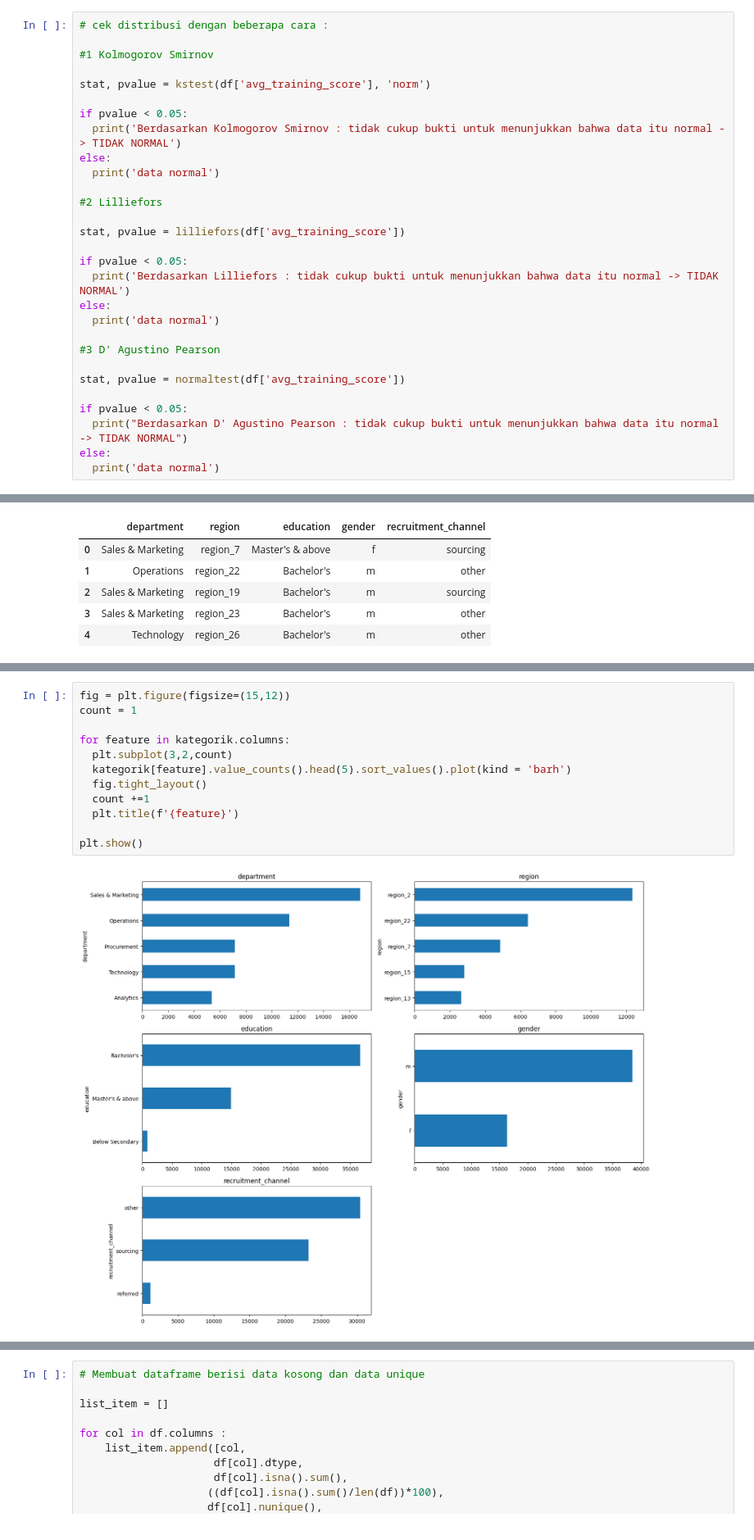
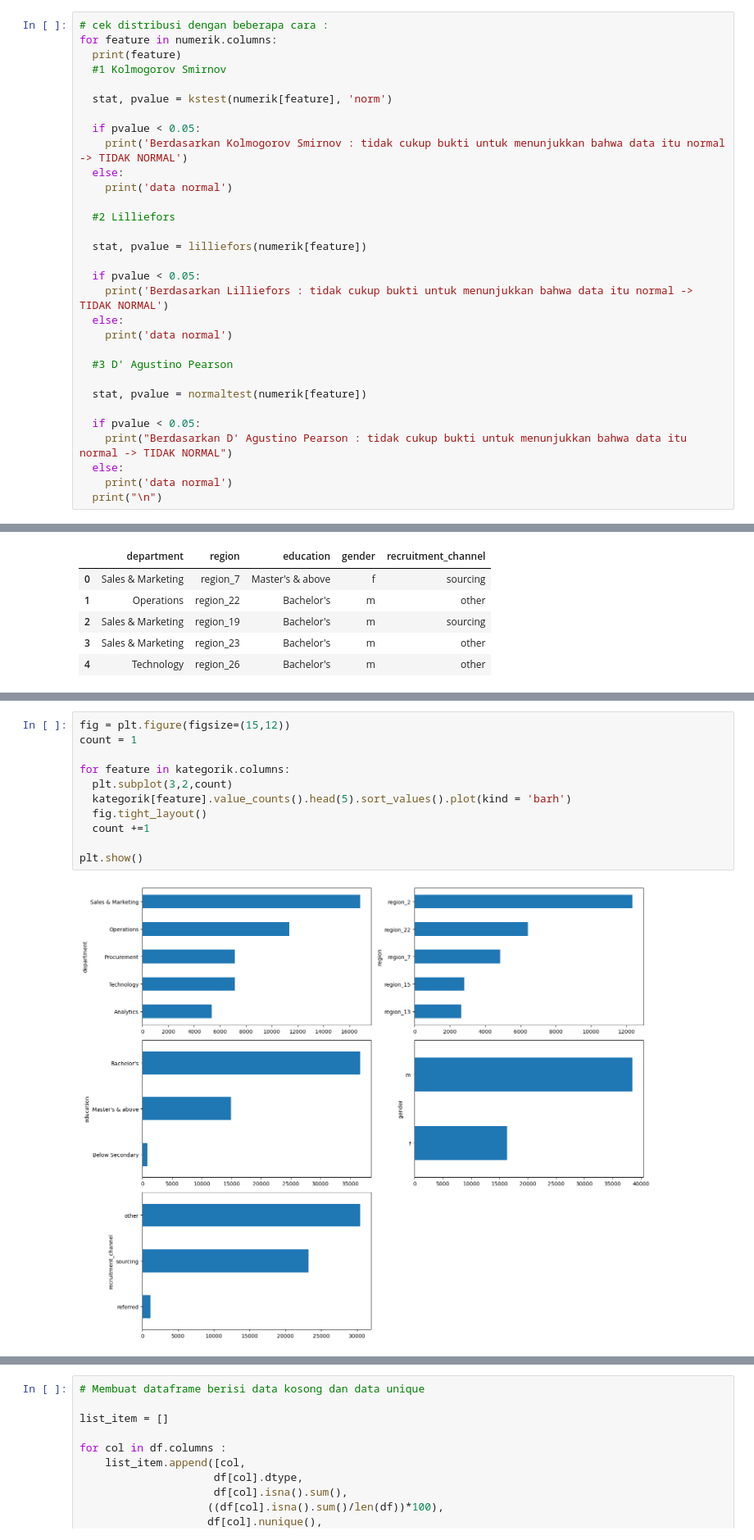
Before and after one commit to adamghozi/finpro_adamg_purwadhika, a Jupyter notebook: HR Analytics Notebook.ipynb, the cells around one changed output, grey strips where cells are left out. Shown at 82% size. Drawn from its saved outputs; the diff is of its cells as text.

```diff
--- a/HR Analytics Notebook.ipynb
+++ b/HR Analytics Notebook.ipynb
@@ -162,30 +297,32 @@ plt.show()
 # %%
 # cek distribusi dengan beberapa cara :
+for feature in numerik.columns:
+  print(feature)
+  #1 Kolmogorov Smirnov
 
-#1 Kolmogorov Smirnov
+  stat, pvalue = kstest(numerik[feature], 'norm')
 
-stat, pvalue = kstest(df['avg_training_score'], 'norm')
+  if pvalue < 0.05:
+    print('Berdasarkan Kolmogorov Smirnov : tidak cukup bukti untuk menunjukkan bahwa data itu normal -> TIDAK NORMAL')
+  else:
+    print('data normal')
 
-if pvalue < 0.05:
-  print('Berdasarkan Kolmogorov Smirnov : tidak cukup bukti untuk menunjukkan bahwa data itu normal -> TIDAK NORMAL')
-else:
-  print('data normal')
+  #2 Lilliefors
 
-#2 Lilliefors
+  stat, pvalue = lilliefors(numerik[feature])
 
-stat, pvalue = lilliefors(df['avg_training_score'])
+  if pvalue < 0.05:
+    print('Berdasarkan Lilliefors : tidak cukup bukti untuk menunjukkan bahwa data itu normal -> TIDAK NORMAL')
+  else:
+    print('data normal')
 
-if pvalue < 0.05:
-  print('Berdasarkan Lilliefors : tidak cukup bukti untuk menunjukkan bahwa data itu normal -> TIDAK NORMAL')
-else:
-  print('data normal')
+  #3 D' Agustino Pearson
 
-#3 D' Agustino Pearson
+  stat, pvalue = normaltest(numerik[feature])
 
-stat, pvalue = normaltest(df['avg_training_score'])
-
-if pvalue < 0.05:
-  print("Berdasarkan D' Agustino Pearson : tidak cukup bukti untuk menunjukkan bahwa data itu normal -> TIDAK NORMAL")
-else:
-  print('data normal')
+  if pvalue < 0.05:
+    print("Berdasarkan D' Agustino Pearson : tidak cukup bukti untuk menunjukkan bahwa data itu normal -> TIDAK NORMAL")
+  else:
+    print('data normal')
+  print("\n")
 # %% [output]
@@ -343,14 +486,13 @@ kategorik.head()
 # %%
 fig = plt.figure(figsize=(15,12))
 count = 1
 
 for feature in kategorik.columns:
   plt.subplot(3,2,count)
   kategorik[feature].value_counts().head(5).sort_values().plot(kind = 'barh')
   fig.tight_layout()
   count +=1
-  plt.title(f'{feature}')
 
 plt.show()
 # %% [output]
-[figure, old version]
+[figure, new version]
```
Also changed, not shown: parts of 121 cells of this notebook.
